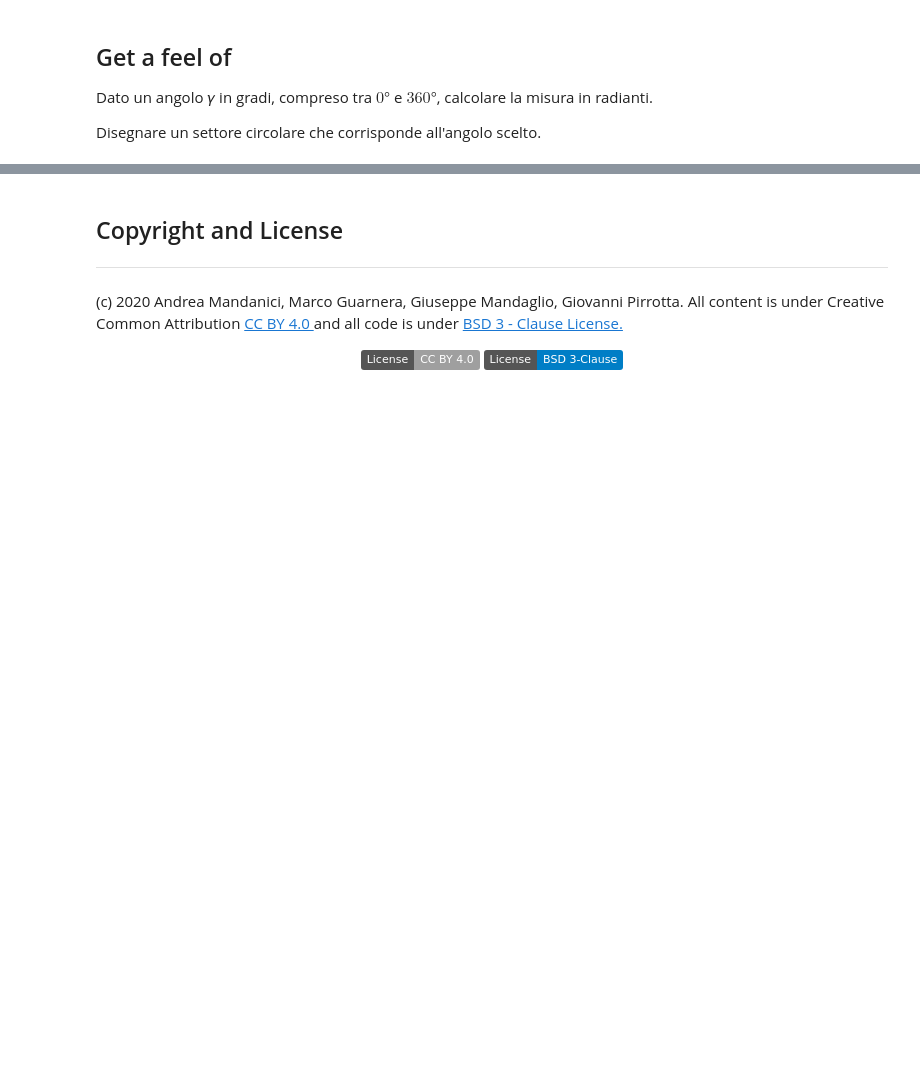
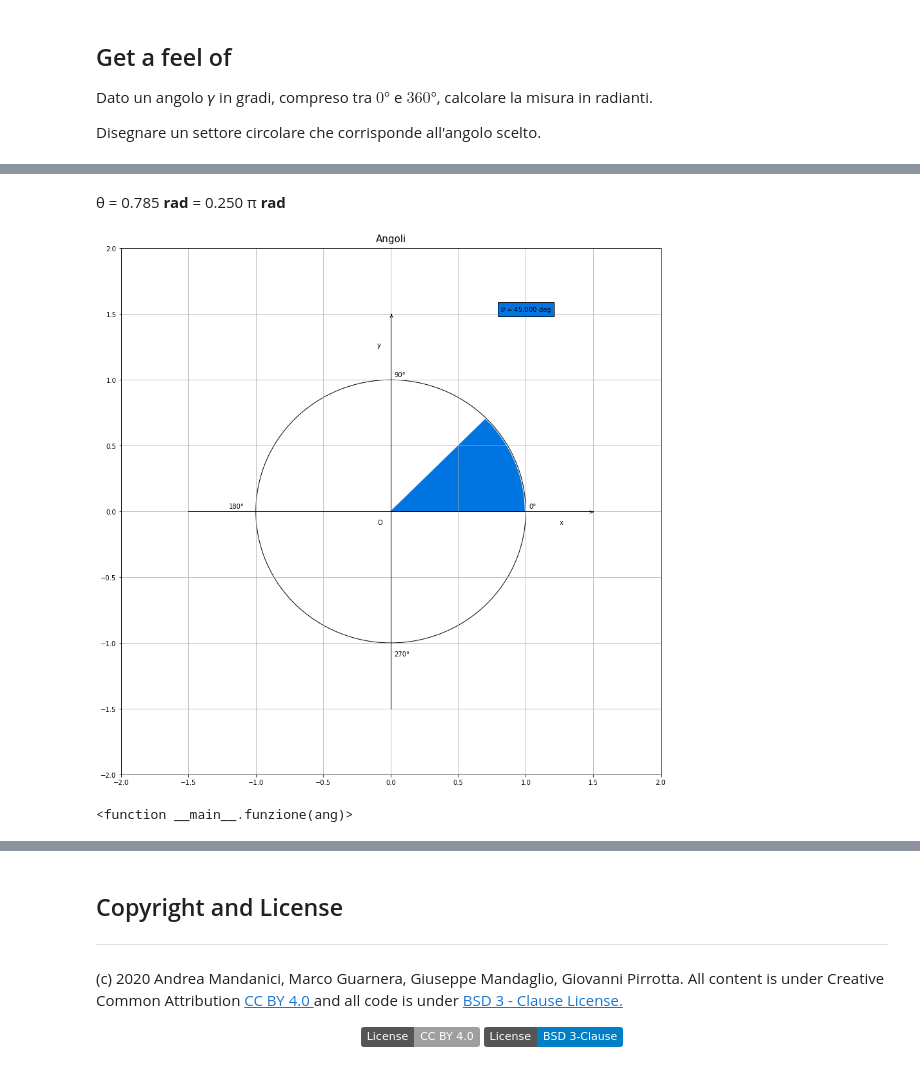
Before and after one commit to Darkaquon/Physics-with-Open-Source-Software, a Jupyter notebook: Notebook/Angoli.ipynb, the cells around one changed output, grey strips where cells are left out. Cells and saved outputs as stored; diff of their text form; code cells hidden in the pictures; badges without logos; blank space fills up the shorter version.

```diff
--- a/Notebook/Angoli.ipynb
+++ b/Notebook/Angoli.ipynb
@@ -245,3 +134,57 @@ widgets.interact(calculate, gamma = sliderAngle)
+# %%
+# Utilizzato per importare la libreria adoperata per i widgets.
+import ipywidgets as widgets
+# Utilizzato per importare la libreria adoperata per incorporare e visualizzare il Markdown e l'HTML con il Python.
+from IPython.display import display, Markdown, HTML
+
+
+# Utilizzato per dimensionare la descrizione dello slider e lo slider.
+style = {"description_width":"initial"}
+
+
+# Utilizzato per creare uno slider (widget) adoperato per cambiare interattivamente il valore dell'angolo.
+sliderAng = widgets.IntSlider(min = 0, max = 360, step = 1, value = 45,
+                              description = "Angolo" + r"$ \theta $" + "(°)", style = style, continuous_update = False)
+
+
+# Funzione.
+def funzione(ang):
+    ang_rad = ang * np.pi / 180 # Angolo in radianti.
+    ang_over_pi = ang / 180 # Angolo in fraction of pi radians???.
+    display(HTML("\n &theta; = {0:0.3f} <b> rad </b> = {1:0.3f} &pi; <b> rad </b>".format(ang_rad, ang_over_pi)))
+    makeplot(ang)
+
+# Funzione grafico.
+def makeplot(ang):
+    fig, axes = plt.subplots(figsize = (15, 15)) # Utilizzato per numerare il grafico e dimensionarlo.
+    axes.set_title("Angoli", fontdict = {"fontsize": 15}, pad = 10) # Utilizzato per il titolo.
+    plt.xlim(-2, 2) # Utilizzato per il limite della x.
+    plt.ylim(-2, 2) # Utilizzato per il limite della y.
+    plt.axhline(y = 0, xmin = 0.125, xmax = 0.875, linewidth = 1, color = "black") # Utilizzato per disegnare una linea orizzontale.
+    plt.axvline(x = 0, ymin = 0.125, ymax = 0.875, linewidth = 1, color = "black") # Utilizzato per disegnare una linea verticale.
+    axes.annotate("", xy = (1.5, -0.005), xytext = (1.49, -0.005), arrowprops = dict(arrowstyle = "->")) # Utilizzato per disegnare una freccia.
+    axes.annotate("", xy = (0.005, 1.5), xytext = (0.005, 1.49), arrowprops = dict(arrowstyle = "->")) # Utilizzato per disegnare una freccia.
+    draw_circle = plt.Circle((0, 0), 1, fill = False) # Utilizzato per disegnare un cerchio.
+    axes.add_artist(draw_circle) # Utilizzato per aggiungere il cerchio al grafico.
+    plt.text(1, 1.5, r"$ \theta $ = {0:0.3f} deg".format(ang), horizontalalignment = "center", verticalalignment = "bottom", fontdict = {"fontsize": 10}, bbox = dict(facecolor = "#0075E2")) # Utilizzato per il testo della leggenda.
+    axes.annotate("O", xy = (-0.1, -0.1)) # Utilizzato per rappresentare l'origine nel grafico.
+    axes.annotate("x", xy = (1.25, -0.1)) # Utilizzato per rappresentare la x nel grafico.
+    axes.annotate("y", xy = (-0.1, 1.25)) # Utilizzato per rappresentare la y nel grafico.
+    axes.annotate("0°", xy = (1.025, 0.025)) # Utilizzato per rappresentare 0° nel grafico.
+    axes.annotate("90°", xy = (0.025, 1.025)) # Utilizzato per rappresentare 90° nel grafico.
+    axes.annotate("180°", xy = (-1.2, 0.025)) # Utilizato per rappresentare 180° nel grafico.
+    axes.annotate("270°", xy = (0.025, -1.1)) # Utilizzato per rappresentare 270° nel grafico.
+    axes.add_artist(Wedge((0, 0), 0.99, 0, ang, color = "#0075E2")) # Utilizzato per disegnare l'angolo.
+    plt.grid(True) # Utilizzato per la griglia.
+    print()
+    plt.show() # Utilizzato per mostrare il grafico.
+
+# Utilizzato per collegare il widget alla funzione e per interagire con lo slider.
+widgets.interact(funzione, ang = sliderAng)
+# %% [output]
+θ = 0.785 rad = 0.250 π rad
+[figure, added]
+<function __main__.funzione(ang)>
 # %% [markdown]
 > Per eseguire il codice Python contenuto in questo **notebook** Jupyter, anche se Python e Notebook Jupyter non sono installati sulla macchina che stai adoperando, puoi utilizzare l'ambiente [**binder**](https://mybinder.org) online.
 
```
Also changed, not shown: parts of 3 cells of this notebook.
